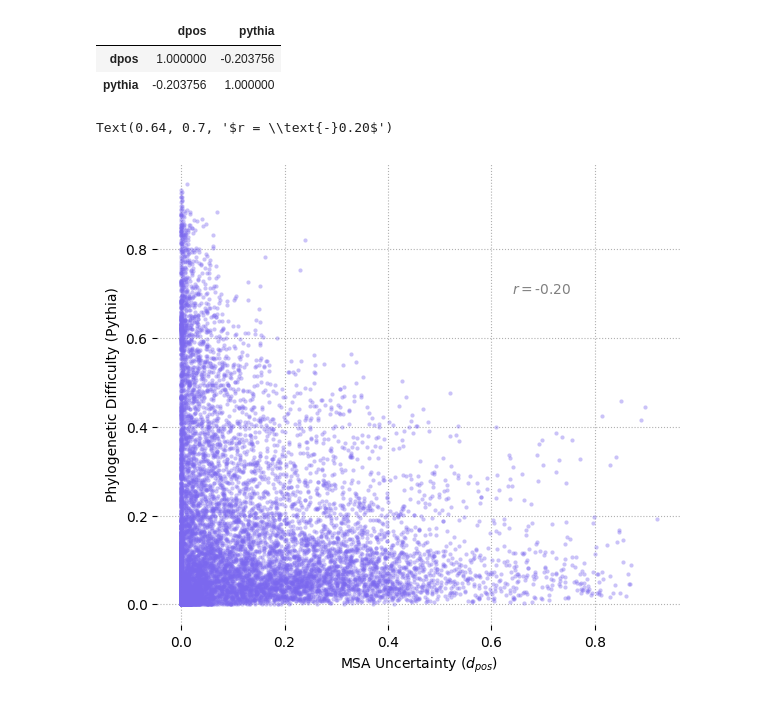
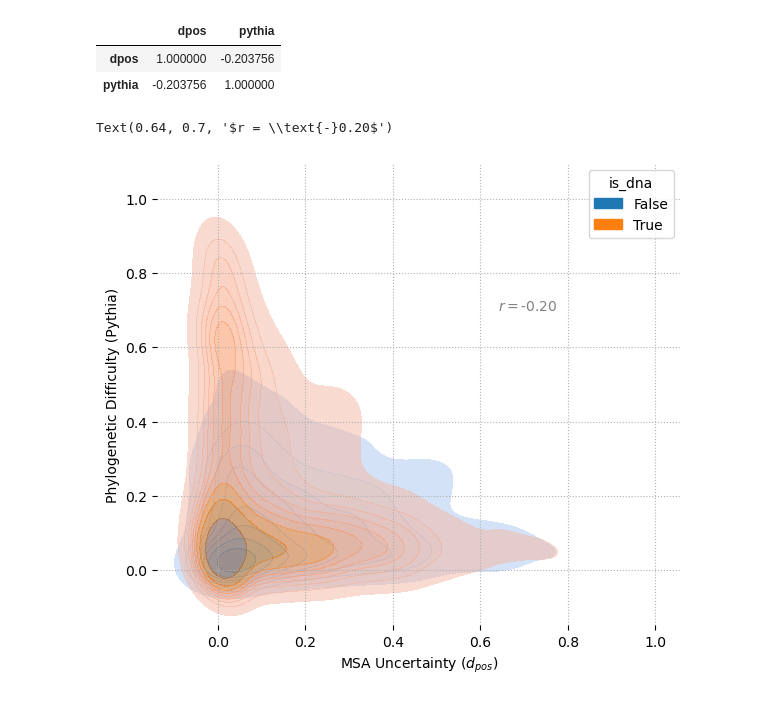
Before and after one commit to MaBody/aldiscore, a Jupyter notebook: notebooks/misc/kde_plot.ipynb, the cells around one changed output. Saved outputs shown, nothing was run; the diff lists cells and outputs as text; code cells hidden in the pictures.

Commit message:
Restore initial model and update plots

```diff
--- a/notebooks/misc/kde_plot.ipynb
+++ b/notebooks/misc/kde_plot.ipynb
@@ -8,7 +15,7 @@ import pandas as pd
 from aldiscore.prediction import utils
 from aldiscore import ROOT, RSTATE
 # %%
-data_dir = Path("/hits/fast/cme/bodynems/data/paper")
+data_dir = Path("/hits/fast/cme/luciamf/msa_difficulty/alignment-project/paper/")
 
 feat_df, *_ = utils.load_features(
     data_dir, include_features=["is_dna", "num_seqs", "seq_length"]
@@ -33,6 +40,8 @@ plot_df = pd.concat([plot_df.loc[feat_df.index], feat_df], axis=1)
 
 # plot_df = plot_df.reset_index().drop("dataset", axis=1)
 # plot_df
+
+plot_df.head()
 # %% [output]
 Dropping 0 NaN rows...
 (11436, 2)
@@ -45,42 +62,50 @@ plot_df[["dpos", "pythia"]].corr()
 # %%
 import matplotlib.pyplot as plt
 import seaborn as sn
 
 _STYLE = "darkgrid"
 _RC = {"axes.facecolor": ".93", "axes.spines.right": False, "axes.spines.top": False}
 # sn.reset_defaults()
 # Pythia vs MSA Difficulty
 fig = plt.figure(figsize=(6.75, 6))
 fig.tight_layout()
 
-ax = sn.scatterplot(
-    plot_df,
-    x="dpos",
-    y="pythia",
-    alpha=0.4,
-    marker=".",
-    # s=50,
-    # size="num_seqs",
-    linewidth=0,
-    zorder=2,
-    # hue=plot_df[["max.seq_length", "num_seqs"]].prod(axis=1),
-    # palette="rocket",
-    # sizes=(50, 500),
-    # hue="is_dna",
-    color="mediumslateblue",
+
+
+ax = sn.kdeplot(
+    data=plot_df, x="dpos", y="pythia", fill=True,
+    hue = "is_dna", alpha = 0.5
 )
+
+# ax = sn.scatterplot(
+#     plot_df,
+#     x="dpos",
+#     y="pythia",
+#     alpha=0.4,
+#     marker=".",
+#     # s=50,
+#     # size="num_seqs",
+#     linewidth=0,
+#     zorder=2,
+#     # hue=plot_df[["max.seq_length", "num_seqs"]].prod(axis=1),
+#     # palette="rocket",
+#     # sizes=(50, 500),
+#     # hue="is_dna",
+#     color="mediumslateblue",
+# )
+
 ax.grid(linestyle=":")
 ax.spines["top"].set_visible(False)
 ax.spines["right"].set_visible(False)
 ax.spines["left"].set_visible(False)
 ax.spines["bottom"].set_visible(False)
 # ax.plot([0, 1], [1, 0], linestyle="-", color="grey", alpha=0.5, linewidth=0.5)
 
 ax.set_xlabel(r"MSA Uncertainty ($d_{pos}$)")
 ax.set_ylabel("Phylogenetic Difficulty (Pythia)")
 
 ax.text(0.64, 0.7, r"$r = \text{-}0.20$", {"color": "grey"})
 # fig.savefig(ROOT.parent / "figures" / "dpos_vs_pythia.svg", bbox_inches="tight")
 # %% [output]
 Text(0.64, 0.7, '$r = \\text{-}0.20$')
-[figure, old version]
+[figure, new version]
```
Also changed, not shown: parts of 12 cells of this notebook, 6 other files.
